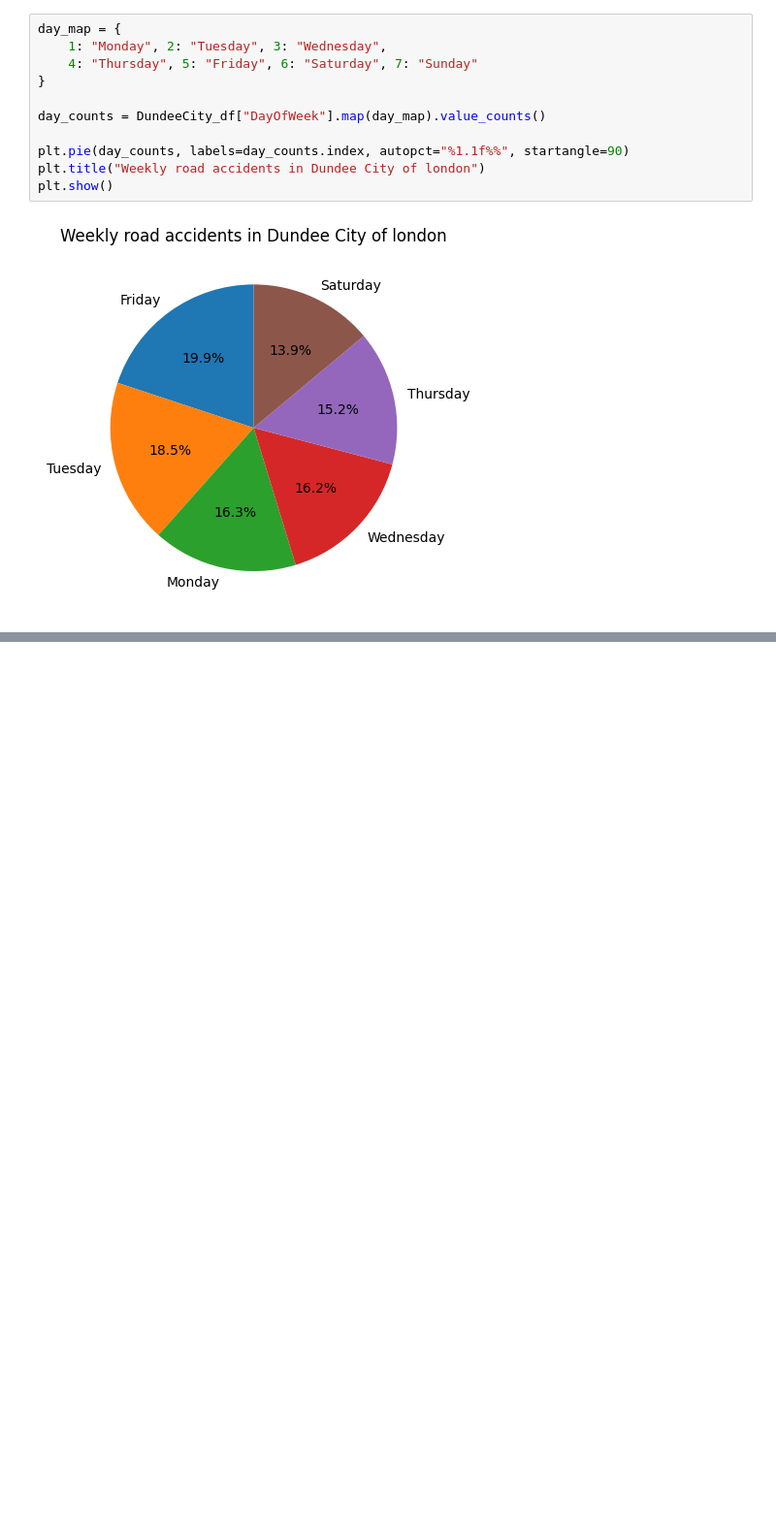
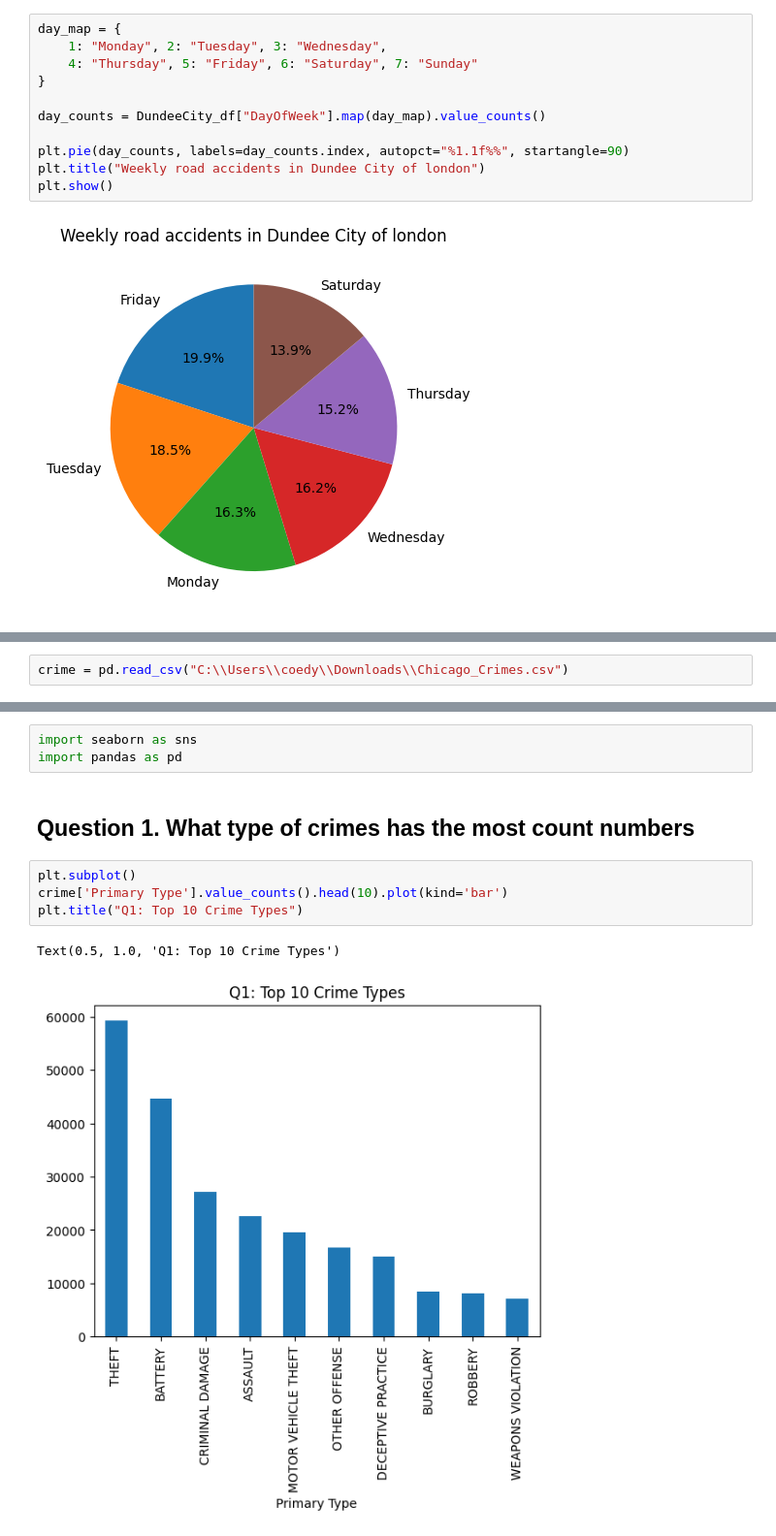
Before and after one commit to Johnjsp/act2_20insights, a Jupyter notebook: 20_insights_ukacci-checkpoint.ipynb, the cells around one changed output, grey strips where cells are left out. Shown at 97% size. Saved outputs shown, nothing was run; the diff lists cells and outputs as text; blank space fills up the shorter version.

```diff
--- a/20_insights_ukacci-checkpoint.ipynb
+++ b/20_insights_ukacci-checkpoint.ipynb
@@ -1553,0 +1469,2 @@ plt.show()
+# %%
+crime = pd.read_csv("C:\\Users\\coedy\\Downloads\\Chicago_Crimes.csv")
@@ -1553,0 +1909,12 @@ plt.show()
+# %%
+import seaborn as sns
+import pandas as pd
+# %% [markdown]
+<h2>Question 1. What type of crimes has the most count numbers  </h2>
+# %%
+plt.subplot()
+crime['Primary Type'].value_counts().head(10).plot(kind='bar')
+plt.title("Q1: Top 10 Crime Types")
+# %% [output]
+Text(0.5, 1.0, 'Q1: Top 10 Crime Types')
+[figure, added]
```
Also changed, not shown: parts of 101 cells of this notebook.
